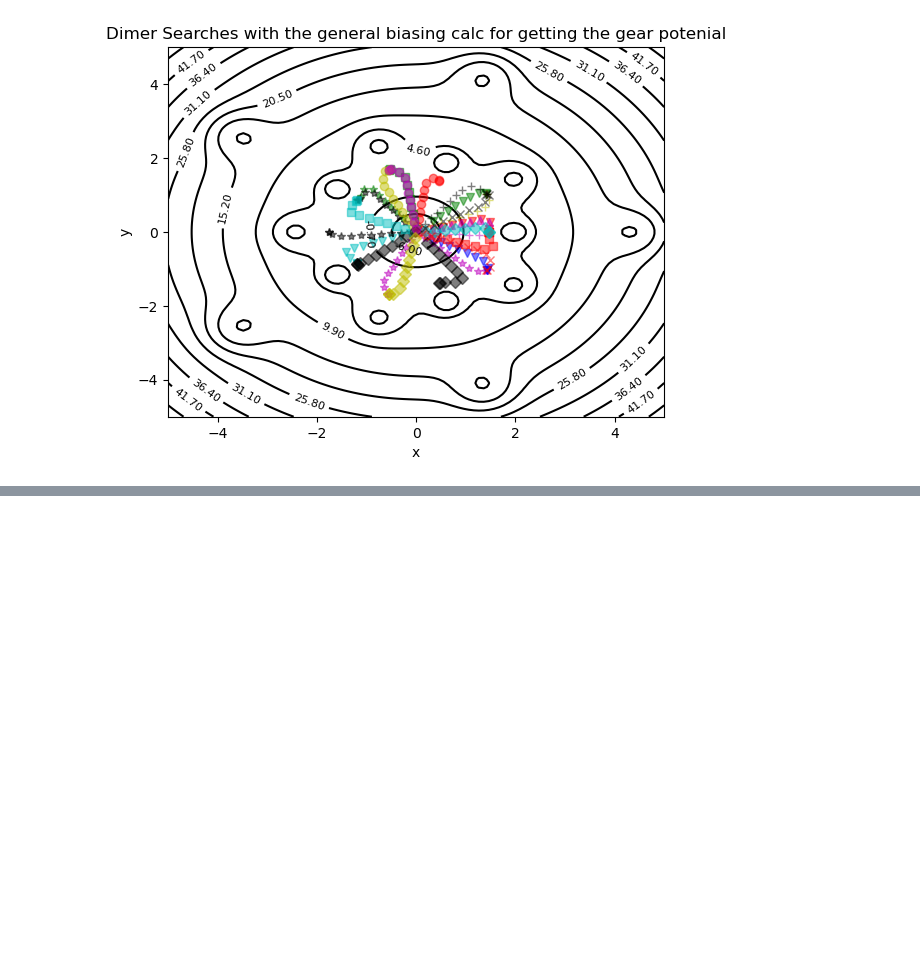
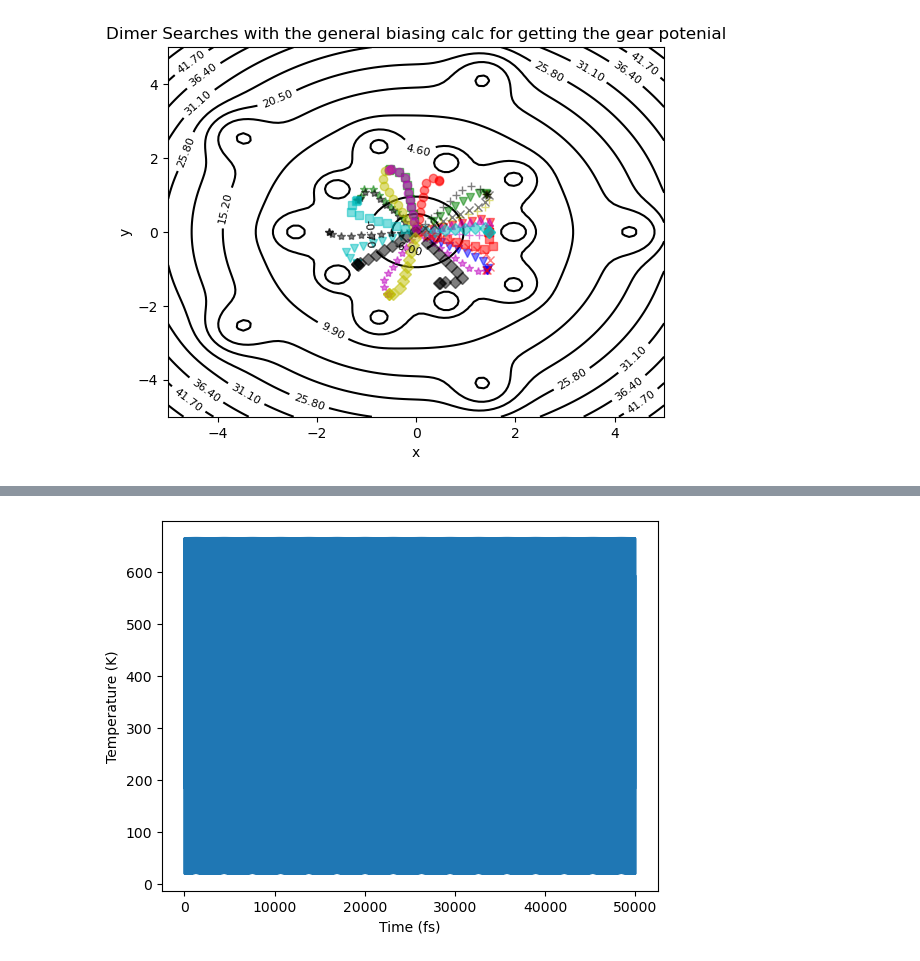
Before and after one commit to Nilsgoe/biASE, a Jupyter notebook: biASE_test.ipynb, the cells around one changed output, grey strips where cells are left out. Cells and saved outputs as stored; diff of their text form; code cells hidden in the pictures; blank space fills up the shorter version.

```diff
--- a/biASE_test.ipynb
+++ b/biASE_test.ipynb
@@ -688,0 +950,11 @@ BFGS:    0 11:04:49      -10.000000        0.0000
+# %%
+# Plot the temperature as a function of time
+
+time = np.arange(N_steps+1) * timestep / units.fs
+plt.plot(time, temperatures)
+plt.xlabel('Time (fs)')
+plt.ylabel('Temperature (K)')
+plt.savefig('NVE_DW_temp.png')
+plt.show()
+# %% [output]
+[figure, added]
```
Also changed, not shown: parts of 31 cells of this notebook.
